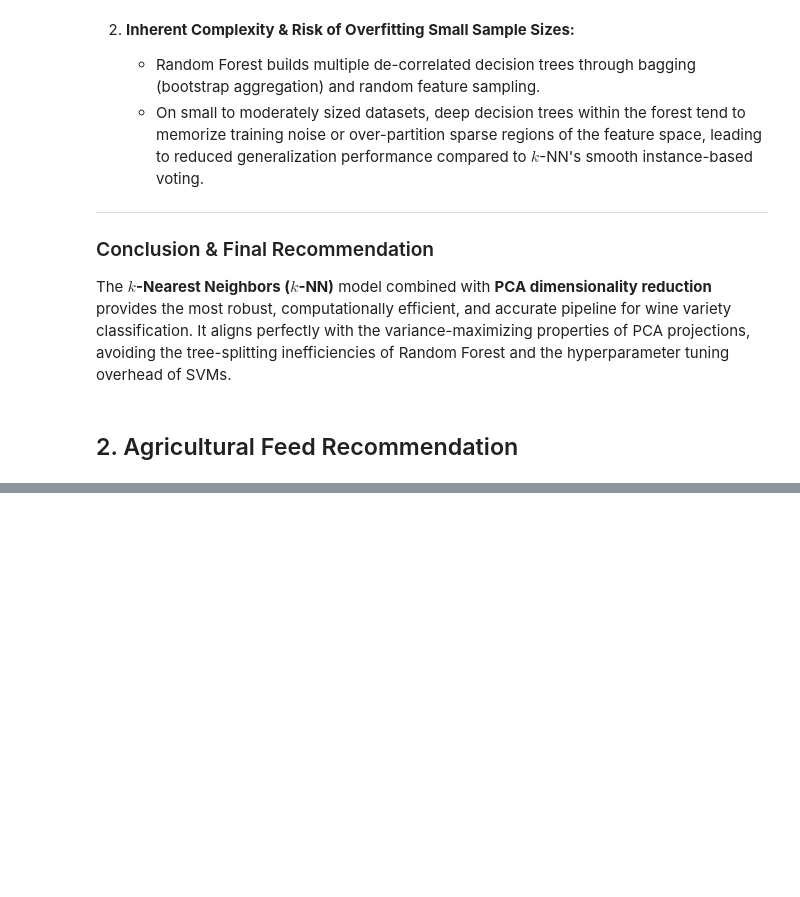
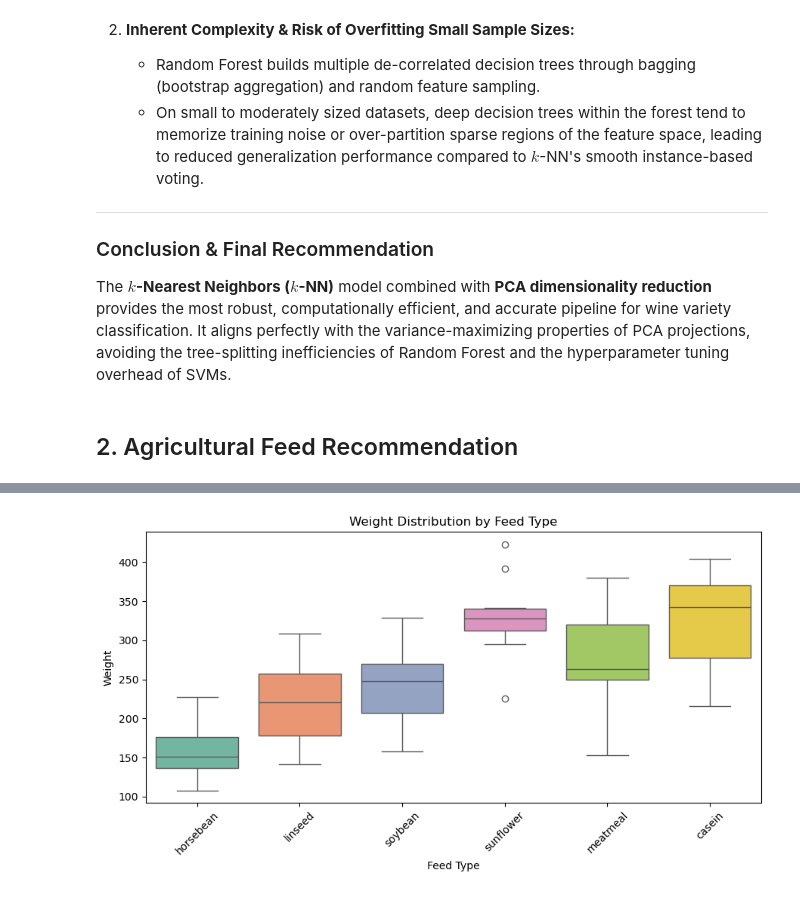
Before and after one commit to MichaelKamano/DataVine-Analysis, a Jupyter notebook: DataVine.ipynb, the cells around one changed output, grey strips where cells are left out. Cells and saved outputs as stored; diff of their text form; code cells hidden in the pictures; blank space fills up the shorter version.

```diff
--- a/DataVine.ipynb
+++ b/DataVine.ipynb
@@ -441,0 +569,20 @@ The **$k$-Nearest Neighbors ($k$-NN)** model combined with **PCA dimensionality
+# %%
+# Distribution of chick weights by feed
+plt.figure(figsize=(9, 5))
+
+sns.boxplot(
+    data=chick,
+    x='feed',
+    y='weight',
+    hue='feed',
+    palette='Set2'
+)
+
+plt.title('Weight Distribution by Feed Type')
+plt.xlabel('Feed Type')
+plt.ylabel('Weight')
+plt.xticks(rotation=45)
+plt.tight_layout()
+plt.show()
+# %% [output]
+[figure, added]
```
Also changed, not shown: parts of 23 cells of this notebook.
